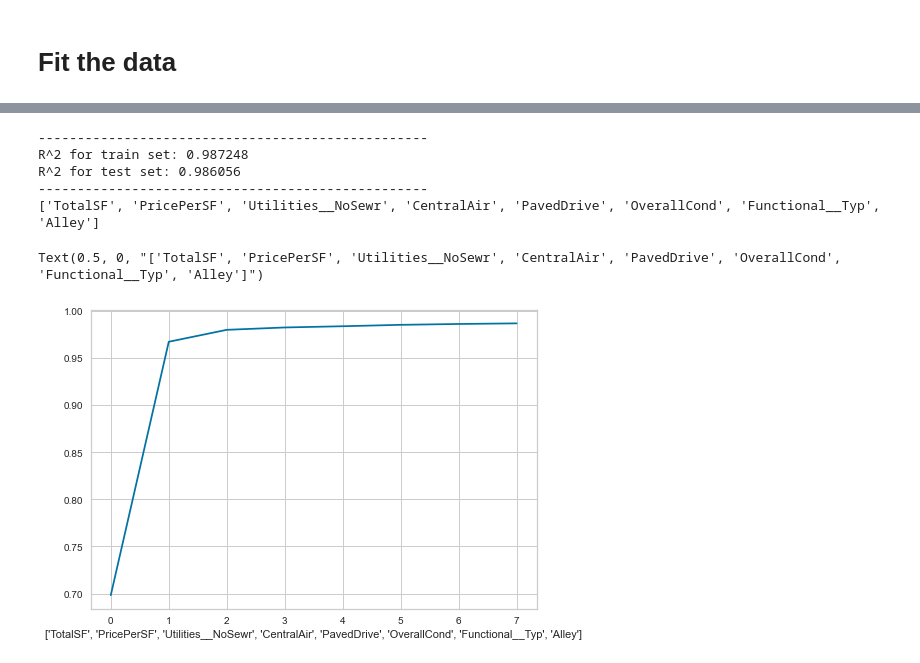
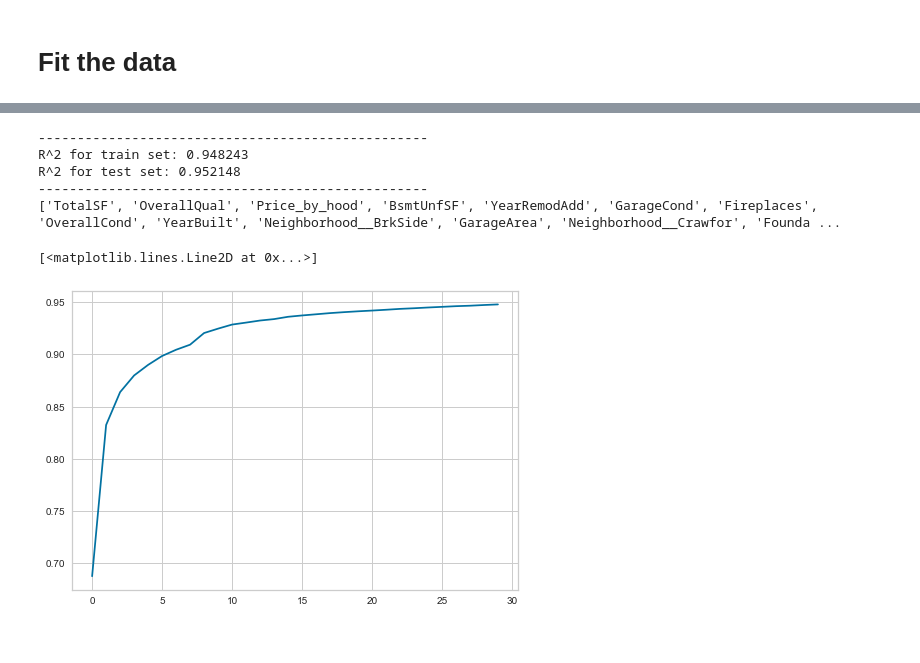
Before and after one commit to maejok/ML_Price_Prediction_Model_for_Ames_Housing, a Jupyter notebook: Chapter_0_Data_Cleaning_main3.ipynb, the cells around one changed output, grey strips where cells are left out. Saved outputs shown, nothing was run; the diff lists cells and outputs as text; code cells hidden in the pictures.

```diff
--- a/Chapter_0_Data_Cleaning_main3.ipynb
+++ b/Chapter_0_Data_Cleaning_main3.ipynb
@@ -1225,0 +1373,17 @@ housing_new.to_csv("housing_new.csv")
+# %%
+pca=PCA(n_components=3)
+exp_ratio = []
+pca.set_params(n_components=3)
+
+
+principal_components_ = pca.fit_transform(housing[s+q])
+
+
+
+total_var = sum(pca.explained_variance_ratio_)*100
+housing["PCA_2"] =   list(principal_components_[:,0]) # Add the first pricipal component to the data1
+
+
+exp_ratio.append(pca.explained_variance_ratio_[0])
+
+exp_ratio.append(pca.explained_variance_ratio_[2])
@@ -1225,0 +1394,17 @@ housing_new.to_csv("housing_new.csv")
+# %%
+pca=PCA(n_components=3)
+exp_ratio = []
+pca.set_params(n_components=3)
+
+
+principal_components_ = pca.fit_transform(nbh)
+
+
+
+total_var = sum(pca.explained_variance_ratio_)*100
+housing["PCA_3"] =   list(principal_components_[:,0]) # Add the first pricipal component to the data1
+
+
+exp_ratio.append(pca.explained_variance_ratio_[0])
+
+exp_ratio.append(pca.explained_variance_ratio_[2])
@@ -1252,42 +1492,38 @@ for ele in range(1,len(housing_new.columns),1):
     for i in list(comb):
         ols = LinearRegression()
 
-        X_train, X_test, y_train, y_test = train_test_split(housing_new[fnlst+list(i)], fitted_price, test_size=0.5, random_state=0)
+        X_train, X_test, y_train, y_test = train_test_split(housing_new[fnlst+list(i)], np.log(fitted_price + 1), test_size=0.5, random_state=0)
         #lst.append(list(i))
         ols.fit(X_train, y_train)
         lst.append(list(i))
         scores.append(ols.score(X_train, y_train))
-    if len(cscores)<8:
+    if len(cscores)<30:
 
         cscores.append(pd.Series(scores).max())
         fnlst =fnlst+lst[pd.Series(scores)[pd.Series(scores)==pd.Series(scores).max()].index[0]]
-    if fnlst[-1:][0]!=[] and len(labels)<8:
+    if fnlst[-1:][0]!=[] and len(labels)<30:
         labels.append(fnlst[-1:][0])
 
 
 
 
 
 ols = LinearRegression()
 X_train, X_test, y_train, y_test = train_test_split(housing_new[fnlst], fitted_price, test_size=0.5, random_state=32)
 
 ols.fit(X_train, y_train)
 print('-'*50)
 
 print("R^2 for train set: %f" %ols.score(X_train, y_train))
 print("R^2 for test set: %f" %ols.score(X_test, y_test))
 
 print('-'*50)
 print(labels)
-
-
-plt.plot(range(len(cscores)), cscores)
-plt.xlabel(labels)
 # %% [output]
 --------------------------------------------------
-R^2 for train set: 0.987248
-R^2 for test set: 0.986056
+R^2 for train set: 0.948243
+R^2 for test set: 0.952148
 --------------------------------------------------
-['TotalSF', 'PricePerSF', 'Utilities__NoSewr', 'CentralAir', 'PavedDrive', 'OverallCond', 'Functional__Typ', 'Alley']
+['TotalSF', 'OverallQual', 'Price_by_hood', 'BsmtUnfSF', 'YearRemodAdd', 'GarageCond', 'Fireplaces', 'OverallCond', 'YearBuilt', 'Neighborhood__BrkSide', 'GarageArea', 'Neighborhood__Crawfor', 'Founda ...
-Text(0.5, 0, "['TotalSF', 'PricePerSF', 'Utilities__NoSewr', 'CentralAir', 'PavedDrive', 'OverallCond', 'Functional__Typ', 'Alley']")
+[<matplotlib.lines.Line2D at 0x...>]
-[figure, old version]
+[figure, new version]
```
Also changed, not shown: parts of 75 cells of this notebook, 2 other files.
